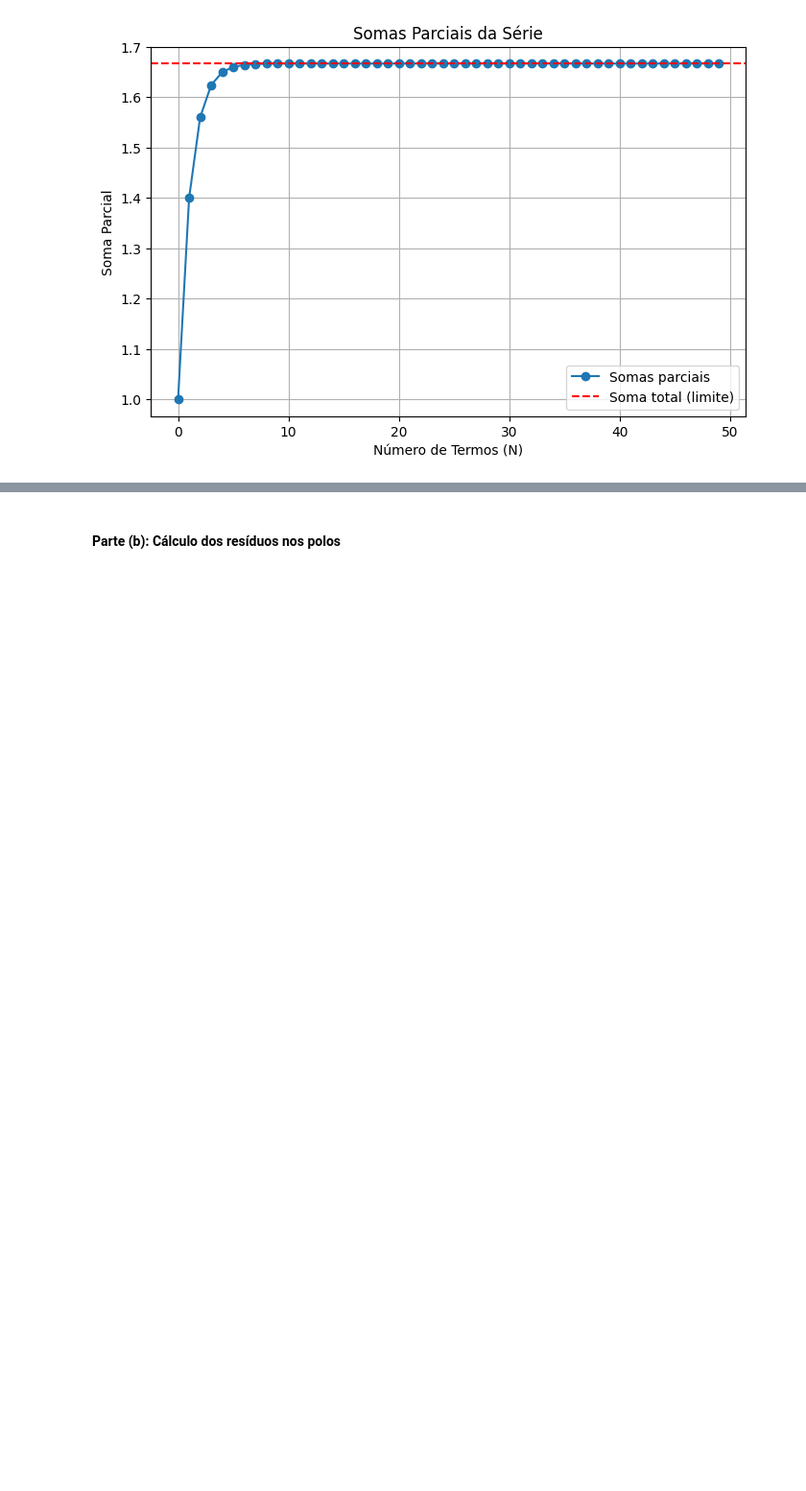
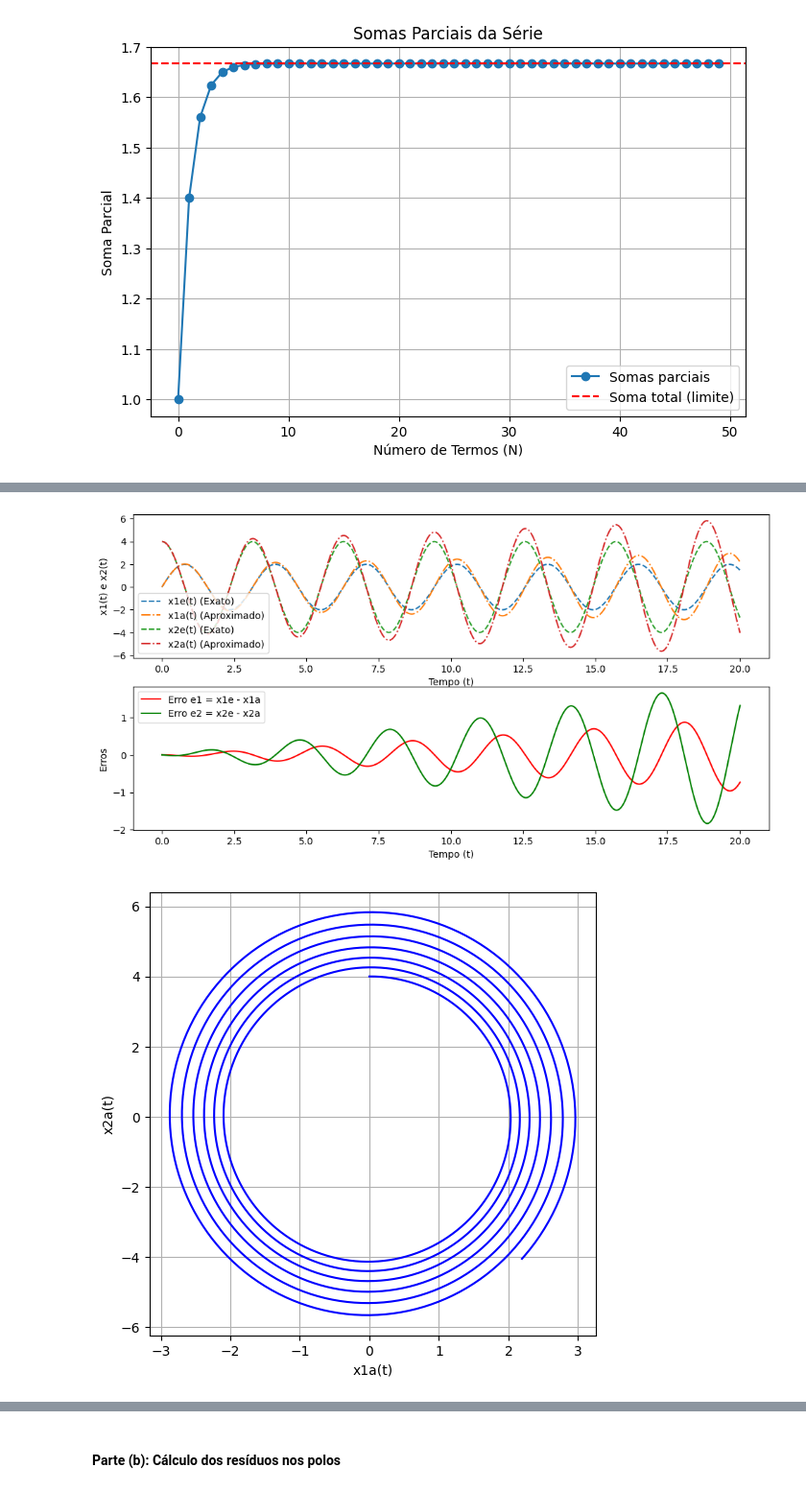
Before and after one commit to NataliaCarvalhinha/M-todosMatem-ticos, a Jupyter notebook: Trabalho Final.ipynb, the cells around one changed output, grey strips where cells are left out. Shown at 96% size. Drawn from its saved outputs; the diff is of its cells as text; code cells hidden in the pictures; blank space fills up the shorter version.

```diff
--- a/Trabalho Final.ipynb
+++ b/Trabalho Final.ipynb
@@ -175,0 +415,75 @@ plt.show()
+# %%
+# Parâmetros
+h = 0.01  # passo de integração
+t_max = 20  # tempo final
+t_values = np.arange(0, t_max + h, h)  # valores de tempo
+n = len(t_values)  # número de passos
+
+# Condições iniciais
+x1_0 = 0  # x1(0)
+x2_0 = 4  # x2(0)
+
+# Arrays para armazenar as soluções
+x1_a = np.zeros(n)
+x2_a = np.zeros(n)
+
+# Condições iniciais
+x1_a[0] = x1_0
+x2_a[0] = x2_0
+
+# Método de Euler para solução numérica
+for i in range(1, n):
+    x1_a[i] = x1_a[i-1] + h * x2_a[i-1]
+    x2_a[i] = x2_a[i-1] - 4 * h * x1_a[i-1]
+
+# Solução analítica
+x1_e = 2 * np.sin(2 * t_values)
+x2_e = 4 * np.cos(2 * t_values)
+
+# Erros
+e1 = x1_e - x1_a
+e2 = x2_e - x2_a
+
+# Plotando as soluções
+plt.figure(figsize=(12, 6))
+
+# x1(t) e x2(t) aproximados e exatos
+plt.subplot(2, 1, 1)
+plt.plot(t_values, x1_e, label='x1e(t) (Exato)', linestyle='--')
+plt.plot(t_values, x1_a, label='x1a(t) (Aproximado)', linestyle='-.')
+plt.plot(t_values, x2_e, label='x2e(t) (Exato)', linestyle='--')
+plt.plot(t_values, x2_a, label='x2a(t) (Aproximado)', linestyle='-.')
+plt.xlabel('Tempo (t)')
+plt.ylabel('x1(t) e x2(t)')
+plt.legend()
+
+# Erros
+plt.subplot(2, 1, 2)
+plt.plot(t_values, e1, label='Erro e1 = x1e - x1a', color='r')
+plt.plot(t_values, e2, label='Erro e2 = x2e - x2a', color='g')
+plt.xlabel('Tempo (t)')
+plt.ylabel('Erros')
+plt.legend()
+
+# Gráfico 5
+plt.figure(figsize=(6, 6))
+plt.plot(x1_a, x2_a, color='b')
+plt.xlabel('x1a(t)')
+plt.ylabel('x2a(t)')
+plt.grid(True)
+
+#Gráfico 6 - 3D
+fig = plt.figure(figsize=(10, 8))
+ax = fig.add_subplot(111, projection='3d')
+
+ax.plot3D(x1_a, x2_a, t_values, color='b')
+
+ax.set_xlabel('x1a(t)')
+ax.set_ylabel('x2a(t)')
+ax.set_zlabel('Tempo (t)')
+
+plt.tight_layout()
+plt.show()
+# %% [output]
+[figure, added]
+[figure, added]
```
Also changed, not shown: parts of 54 cells of this notebook.
